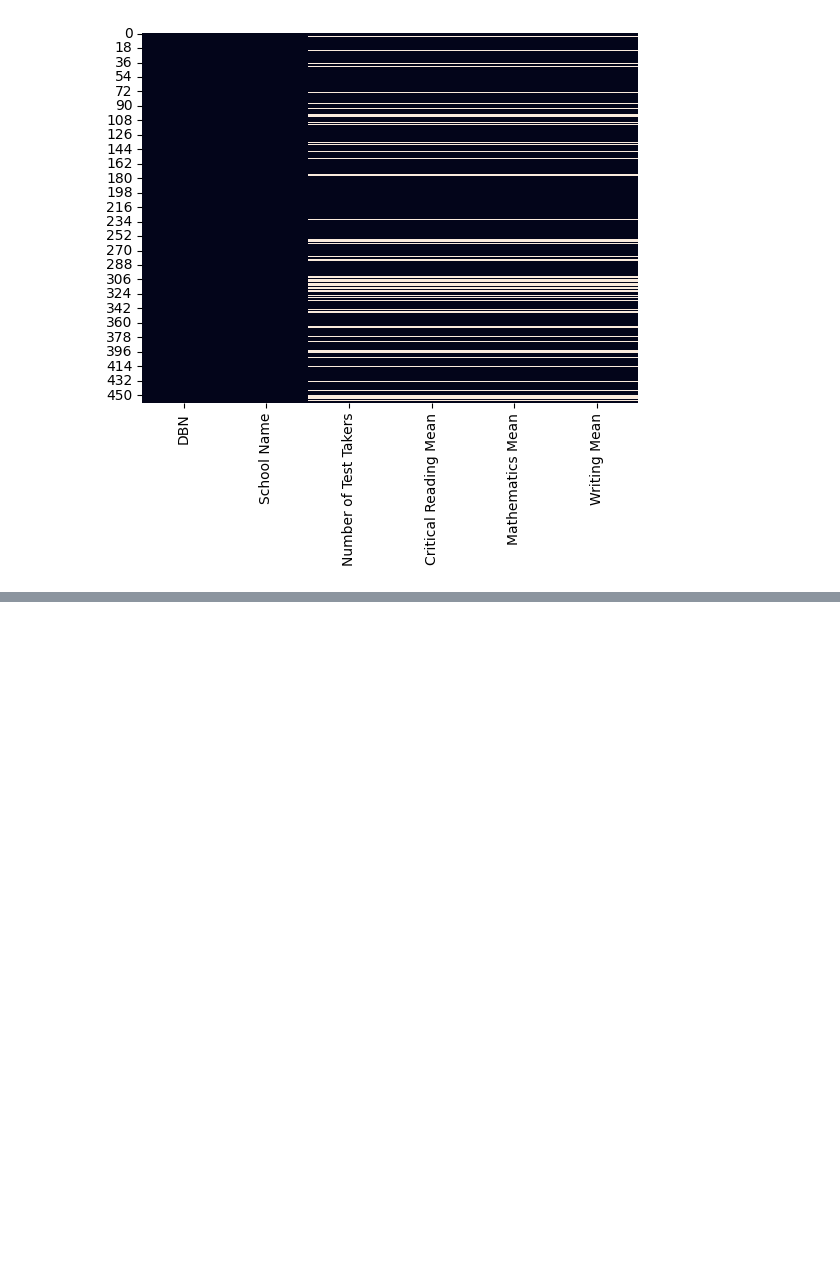
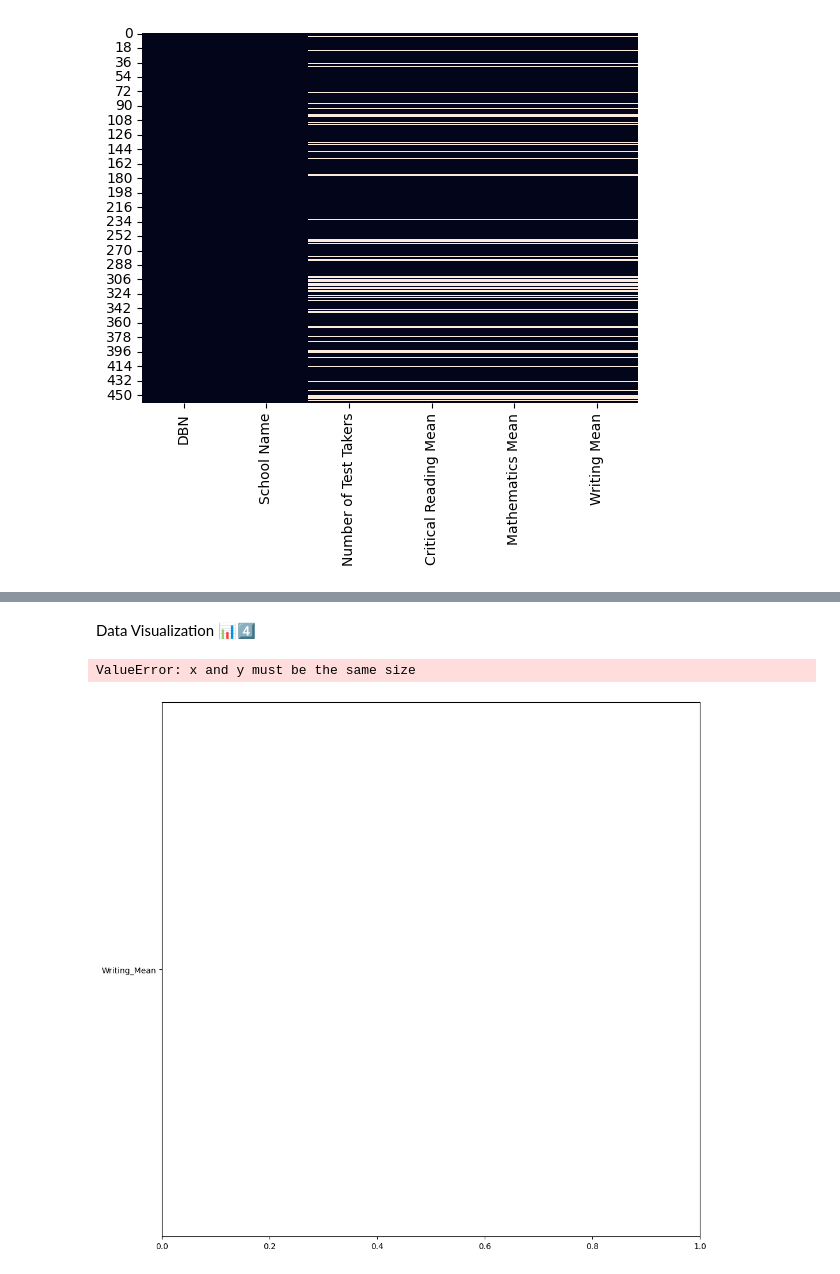
Before and after one commit to basakozgurr/basakozgurr, a Jupyter notebook: college_exam_results_sat.ipynb, the cells around one changed output, grey strips where cells are left out. Drawn from its saved outputs; the diff is of its cells as text; code cells hidden in the pictures; blank space fills up the shorter version.

```diff
--- a/college_exam_results_sat.ipynb
+++ b/college_exam_results_sat.ipynb
@@ -65,0 +200,13 @@ sns.heatmap(df.isnull(),cbar=False)           #verilerdeki boşlukları görsell
+# %% [markdown]
+Data Visualization 📊4️⃣
+# %%
+#MATHPLOTLİB
+plt.figure(figsize=(12, 12))
+plt.scatter('Critical Reading Mean', 'Writing_Mean', data=df)  # Veri çerçevesini "df" olarak adlandırdım
+plt.xticks(rotation=90)
+plt.xlabel('Critical Reading Mean')
+plt.ylabel('Writing Mean')
+plt.show()
+# %% [output]
+ValueError: x and y must be the same size
+[figure, added]
```
Also changed, not shown: parts of 22 cells of this notebook.
